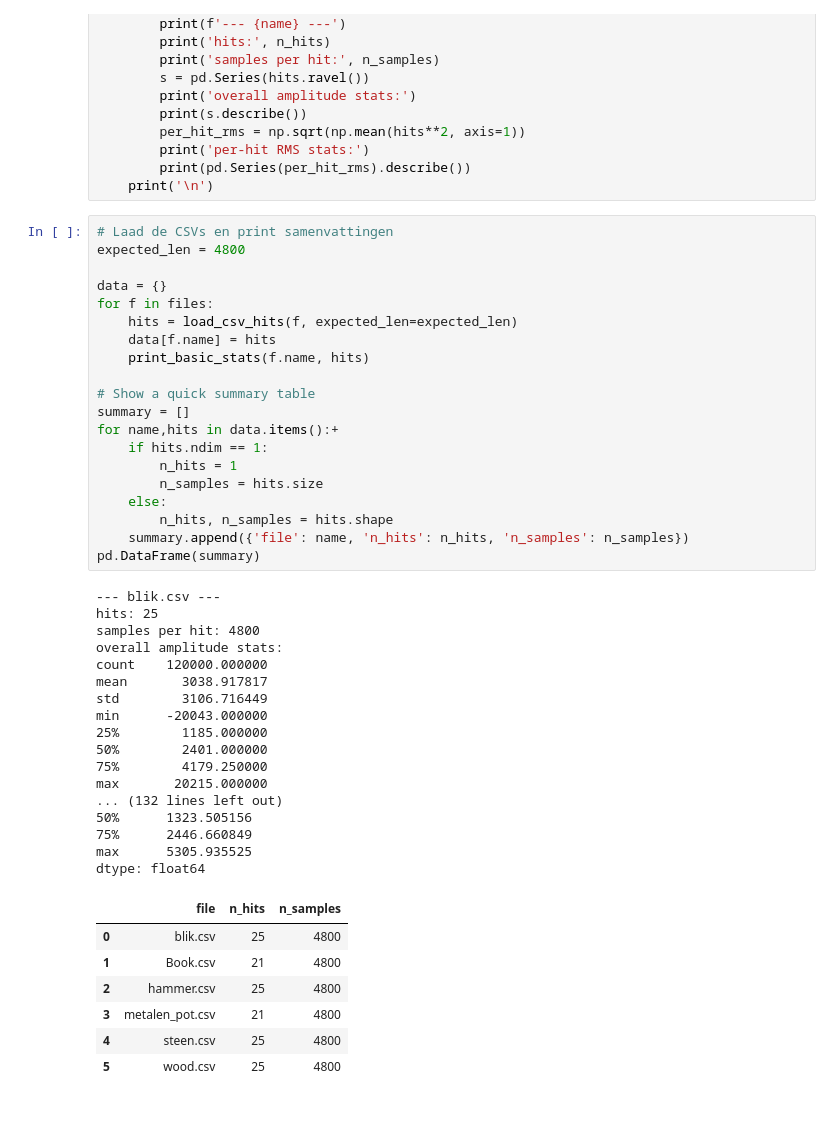
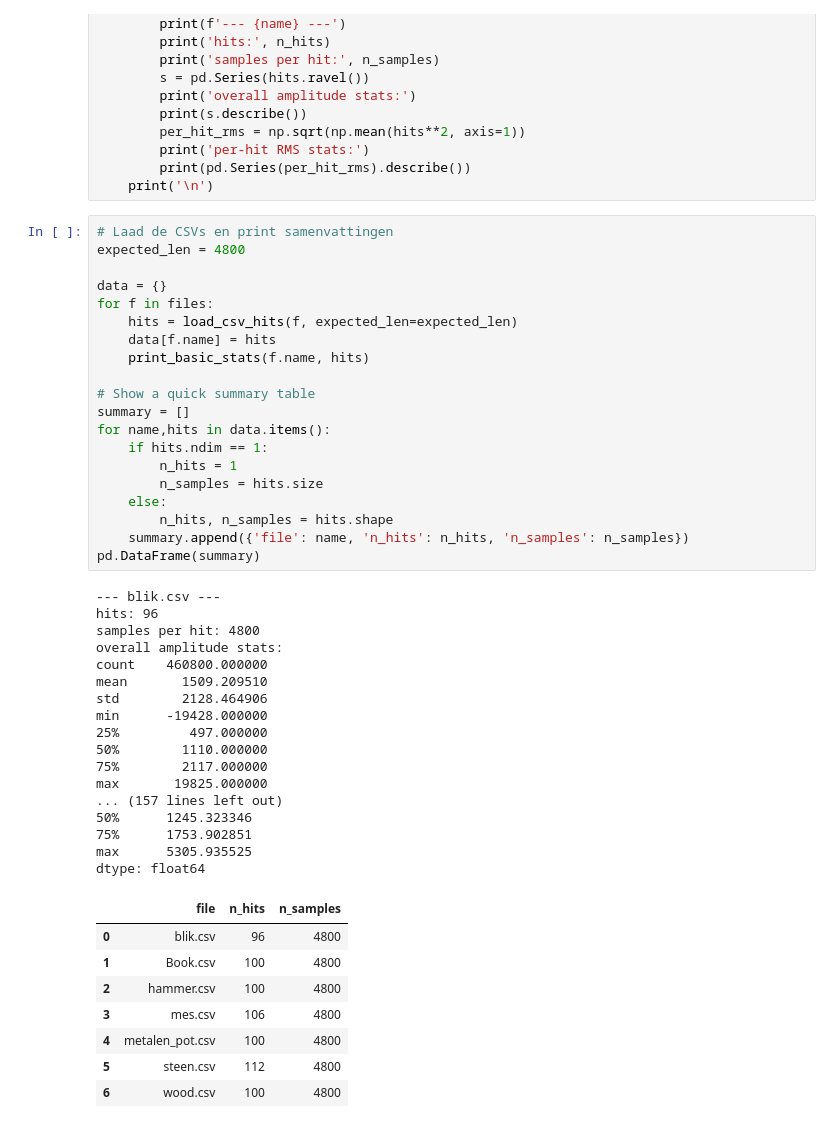
Before and after one commit to NielsVanthournout1/AI-Edge-Computing-Opdracht-2-Magic-Hammer, a Jupyter notebook: EDA.ipynb, the cells around one changed output. Drawn from its saved outputs; the diff is of its cells as text.

```diff
--- a/EDA.ipynb
+++ b/EDA.ipynb
@@ -96,48 +97,49 @@ def print_basic_stats(name, hits):
 # %%
 # Laad de CSVs en print samenvattingen
 expected_len = 4800
 
 data = {}
 for f in files:
     hits = load_csv_hits(f, expected_len=expected_len)
     data[f.name] = hits
     print_basic_stats(f.name, hits)
 
 # Show a quick summary table
 summary = []
-for name,hits in data.items():+
+for name,hits in data.items():
     if hits.ndim == 1:
         n_hits = 1
         n_samples = hits.size
     else:
         n_hits, n_samples = hits.shape
     summary.append({'file': name, 'n_hits': n_hits, 'n_samples': n_samples})
 pd.DataFrame(summary)
 # %% [output]
 --- blik.csv ---
-hits: 25
+hits: 96
 samples per hit: 4800
 overall amplitude stats:
-count    120000.000000
-mean       3038.917817
-std        3106.716449
-min      -20043.000000
-25%        1185.000000
-50%        2401.000000
-75%        4179.250000
-max       20215.000000
-... (132 lines left out)
-50%      1323.505156
-75%      2446.660849
+count    460800.000000
+mean       1509.209510
+std        2128.464906
+min      -19428.000000
+25%         497.000000
+50%        1110.000000
+75%        2117.000000
+max       19825.000000
+... (157 lines left out)
+50%      1245.323346
+75%      1753.902851
 max      5305.935525
 dtype: float64
 |  | file | n_hits | n_samples |
-| 0 | blik.csv | 25 | 4800 |
-| 1 | Book.csv | 21 | 4800 |
-| 2 | hammer.csv | 25 | 4800 |
-| 3 | metalen_pot.csv | 21 | 4800 |
-| 4 | steen.csv | 25 | 4800 |
-| 5 | wood.csv | 25 | 4800 |
+| 0 | blik.csv | 96 | 4800 |
+| 1 | Book.csv | 100 | 4800 |
+| 2 | hammer.csv | 100 | 4800 |
+| 3 | mes.csv | 106 | 4800 |
+| 4 | metalen_pot.csv | 100 | 4800 |
+| 5 | steen.csv | 112 | 4800 |
+| 6 | wood.csv | 100 | 4800 |
 # %%
 # Waveform plots (overlay first few hits + mean ± std)
 sns.set_context('talk')
```
Also changed, not shown: parts of 6 cells of this notebook, 18 other files.
